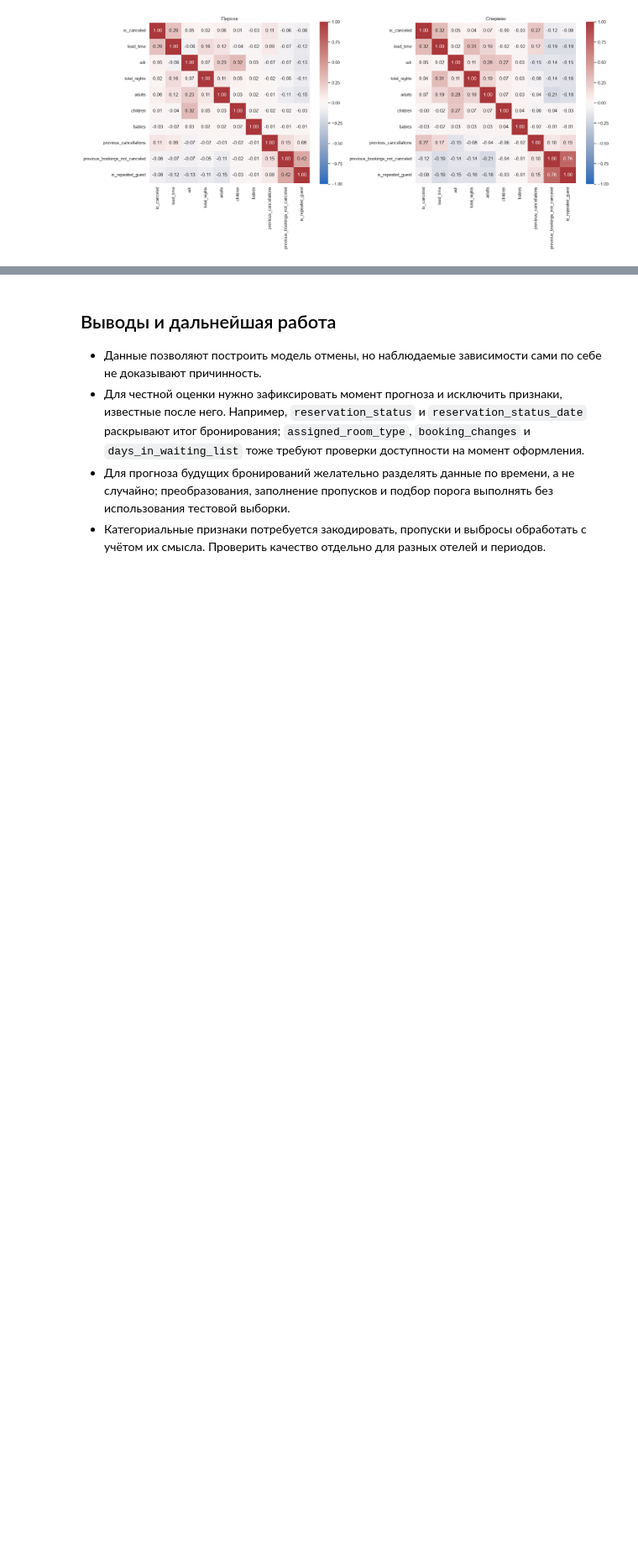
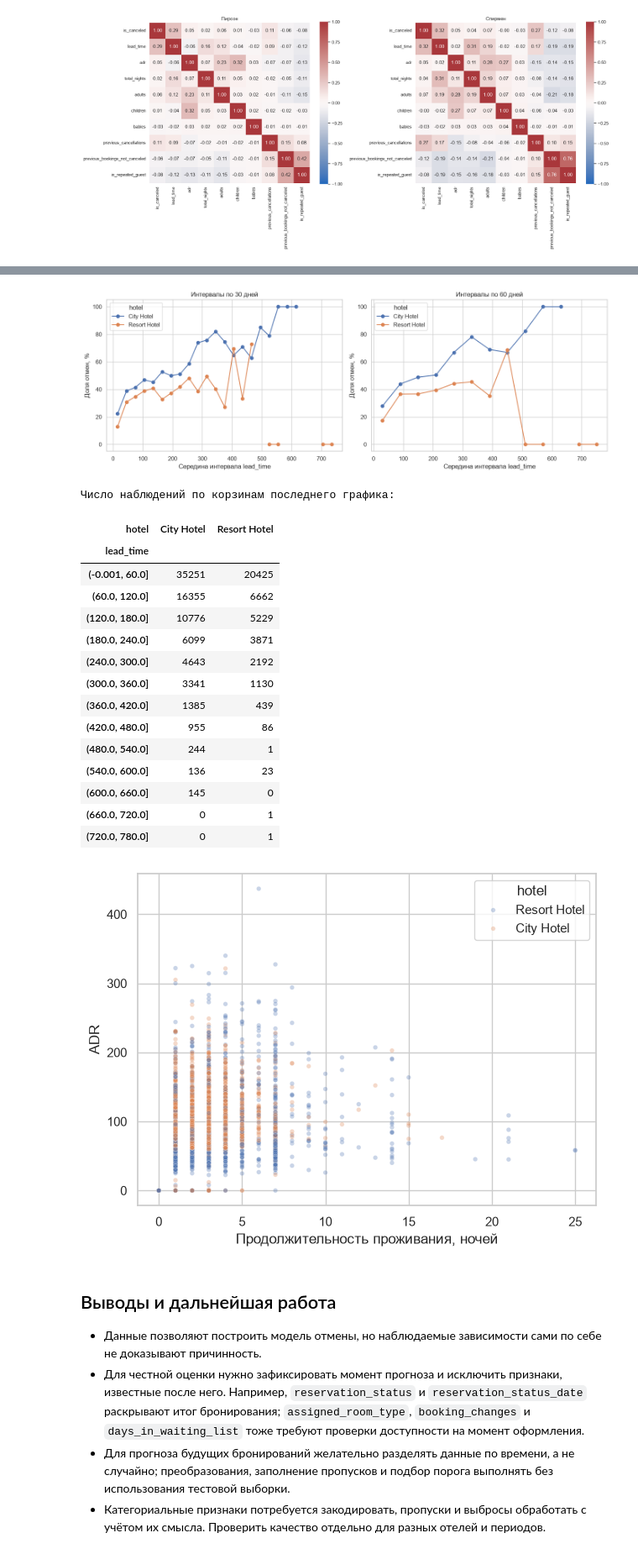
Before and after one commit to TheReverberation/itmo_ml_for_science_course, a Jupyter notebook: hw1/eda.ipynb, the cells around one changed output, grey strips where cells are left out. Shown at 84% size. Saved outputs shown, nothing was run; the diff lists cells and outputs as text; code cells hidden in the pictures; blank space fills up the shorter version.

```diff
--- a/hw1/eda.ipynb
+++ b/hw1/eda.ipynb
@@ -545,3 +829,41 @@ plt.show()
+# %%
+fig, axes = plt.subplots(1, 2, figsize=(14, 5))
+for width, ax in zip([30, 60], axes):
+    groups = pd.cut(df["lead_time"], bins=np.arange(0, df["lead_time"].max() + width, width), include_lowest=True)
+    rates = df.groupby([groups, "hotel"], observed=True)["is_canceled"].mean().unstack()
+    rates.index = [interval.mid for interval in rates.index]
+    rates.mul(100).plot(marker="o", ax=ax)
+    ax.set_title(f"Интервалы по {width} дней")
+    ax.set_xlabel("Середина интервала lead_time")
+    ax.set_ylabel("Доля отмен, %")
+plt.tight_layout()
+plt.show()
+print("Число наблюдений по корзинам последнего графика:")
+display(pd.crosstab(groups, df["hotel"]))
+sns.scatterplot(data=eda.sample(n=min(3000, len(eda)), random_state=42), x="total_nights", y="adr", hue="hotel", alpha=0.3, s=15)
+plt.xlabel("Продолжительность проживания, ночей")
+plt.ylabel("ADR")
+plt.tight_layout()
+plt.show()
+# %% [output]
+[figure, added]
+Число наблюдений по корзинам последнего графика:
+| hotel | City Hotel | Resort Hotel |
+| lead_time |  |  |
+| (-0.001, 60.0] | 35251 | 20425 |
+| (60.0, 120.0] | 16355 | 6662 |
+| (120.0, 180.0] | 10776 | 5229 |
+| (180.0, 240.0] | 6099 | 3871 |
+| (240.0, 300.0] | 4643 | 2192 |
+| (300.0, 360.0] | 3341 | 1130 |
+| (360.0, 420.0] | 1385 | 439 |
+| (420.0, 480.0] | 955 | 86 |
+| (480.0, 540.0] | 244 | 1 |
+| (540.0, 600.0] | 136 | 23 |
+| (600.0, 660.0] | 145 | 0 |
+| (660.0, 720.0] | 0 | 1 |
+| (720.0, 780.0] | 0 | 1 |
+[figure, added]
 # %% [markdown]
 ## Выводы и дальнейшая работа
 
```
Also changed, not shown: parts of 22 cells of this notebook.
